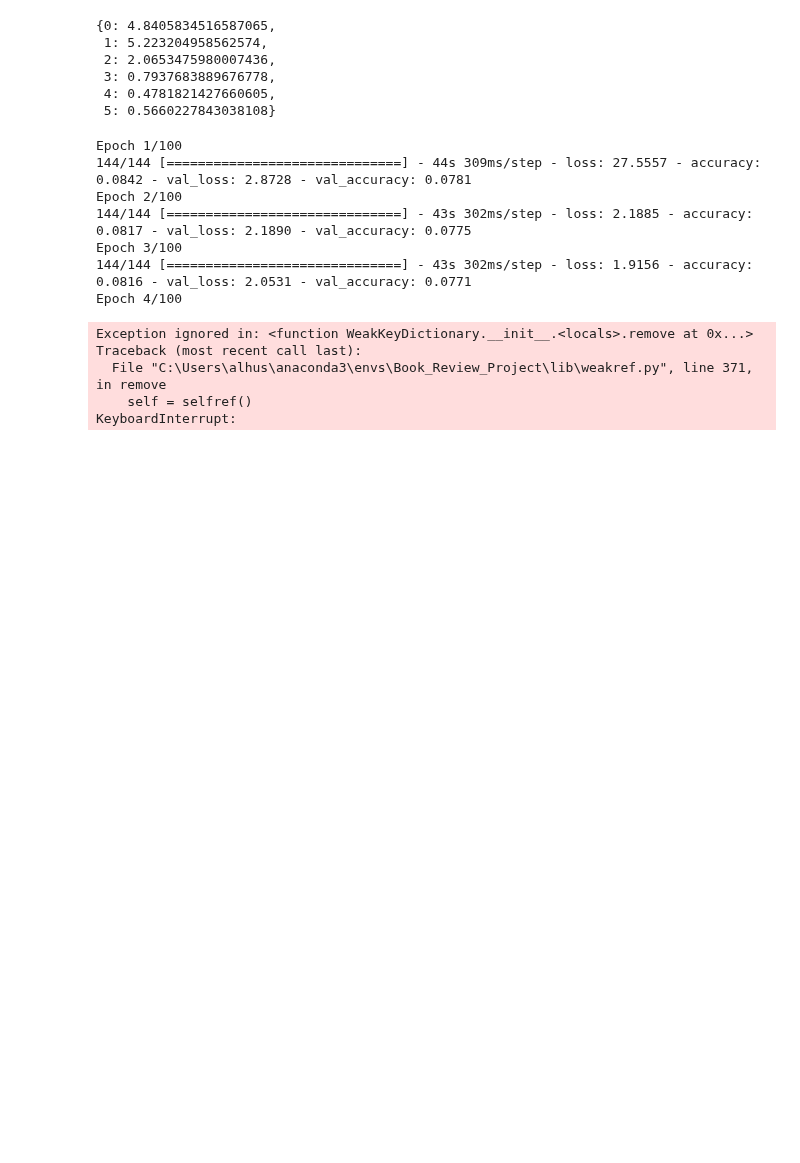
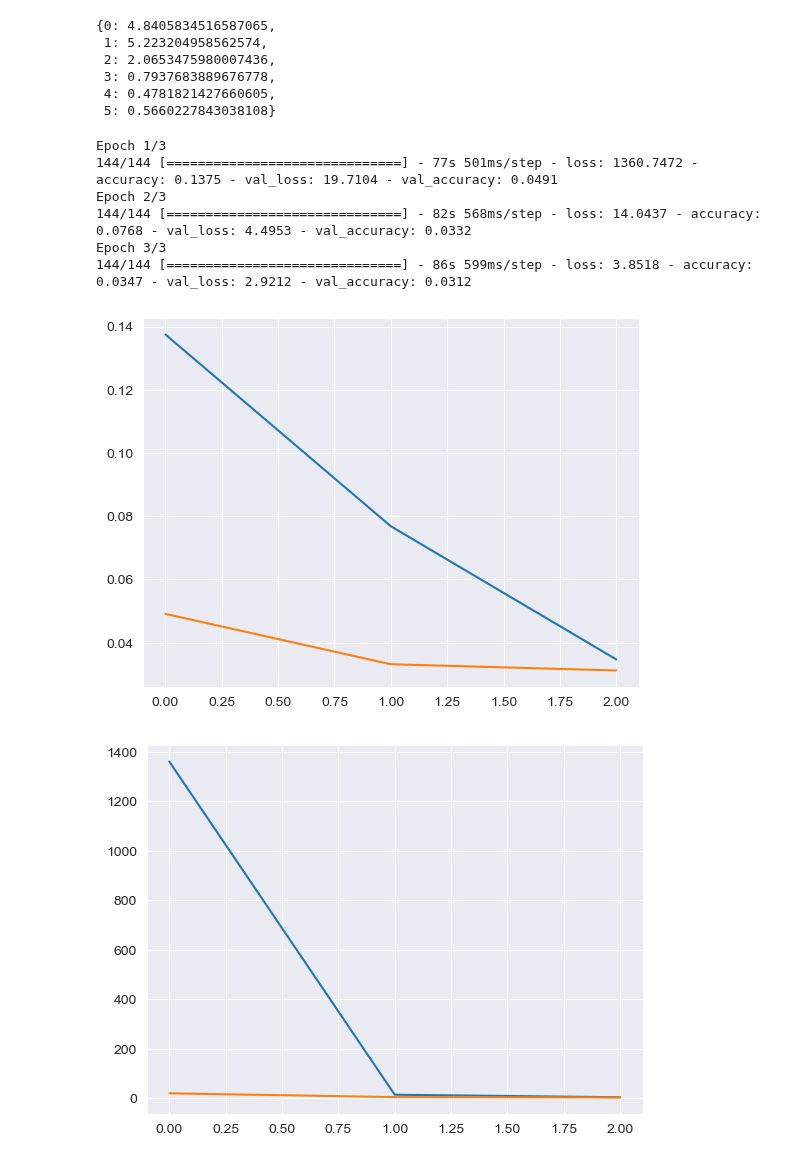
Before and after one commit to Mr-Aylex/goodBook, a Jupyter notebook: notebook/sequential_model.ipynb, the cells around one changed output. Saved outputs shown, nothing was run; the diff lists cells and outputs as text; code cells hidden in the pictures; blank space fills up the shorter version.

```diff
--- a/notebook/sequential_model.ipynb
+++ b/notebook/sequential_model.ipynb
@@ -46,23 +46,19 @@ model = keras.Sequential([
 # %%
 model.compile(loss = 'categorical_crossentropy', optimizer='adam', metrics=['accuracy'])
 # %%
-history = model.fit(X, y, epochs = 100, batch_size = 5000 , validation_split = 0.2, class_weight= classWeight)
+history = model.fit(X, y, epochs = 3, batch_size = 5000 , validation_split = 0.2, class_weight= classWeight)
 plt.plot(history.history['accuracy'])
 plt.plot(history.history['val_accuracy'])
 plt.show()
 plt.plot(history.history['loss'])
 plt.plot(history.history['val_loss'])
 plt.show()
 # %% [output]
-Epoch 1/100
-144/144 [==============================] - 44s 309ms/step - loss: 27.5557 - accuracy: 0.0842 - val_loss: 2.8728 - val_accuracy: 0.0781
-Epoch 2/100
-144/144 [==============================] - 43s 302ms/step - loss: 2.1885 - accuracy: 0.0817 - val_loss: 2.1890 - val_accuracy: 0.0775
-Epoch 3/100
-144/144 [==============================] - 43s 302ms/step - loss: 1.9156 - accuracy: 0.0816 - val_loss: 2.0531 - val_accuracy: 0.0771
-Epoch 4/100
+Epoch 1/3
+144/144 [==============================] - 77s 501ms/step - loss: 1360.7472 - accuracy: 0.1375 - val_loss: 19.7104 - val_accuracy: 0.0491
+Epoch 2/3
+144/144 [==============================] - 82s 568ms/step - loss: 14.0437 - accuracy: 0.0768 - val_loss: 4.4953 - val_accuracy: 0.0332
+Epoch 3/3
+144/144 [==============================] - 86s 599ms/step - loss: 3.8518 - accuracy: 0.0347 - val_loss: 2.9212 - val_accuracy: 0.0312
-Exception ignored in: <function WeakKeyDictionary.__init__.<locals>.remove at 0x...>
-Traceback (most recent call last):
-  File "C:\Users\alhus\anaconda3\envs\Book_Review_Project\lib\weakref.py", line 371, in remove
-    self = selfref()
-KeyboardInterrupt:
+[figure, added]
+[figure, added]
```
Also changed, not shown: 11 other files.
